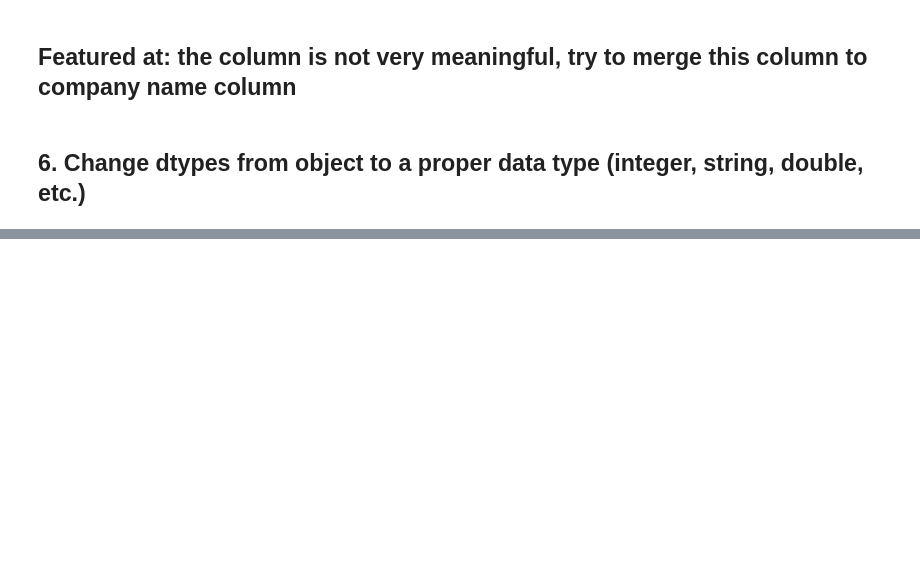
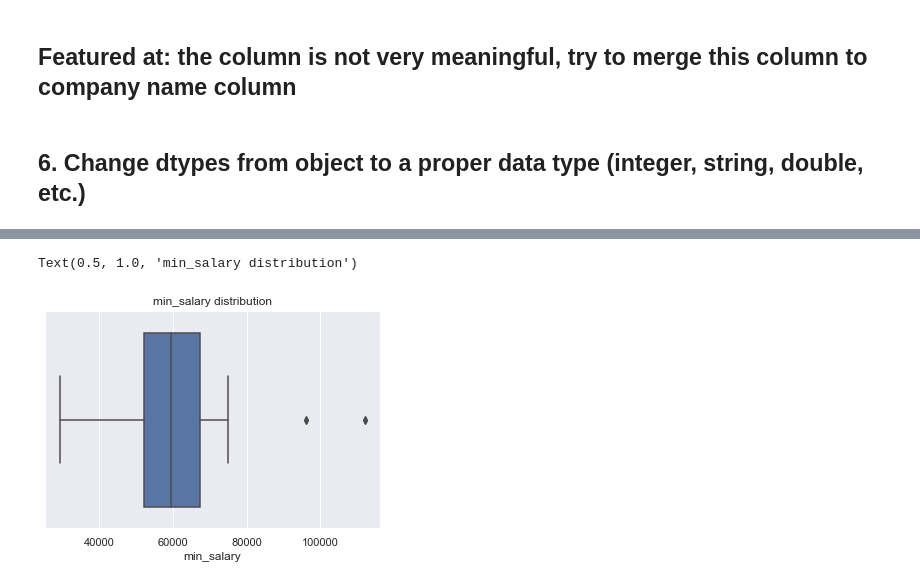
Before and after one commit to zyzisastudyreallyhardguy/dataanalysistask, a Jupyter notebook: jupyter notebook/dataanalysis.ipynb, the cells around one changed output, grey strips where cells are left out. Saved outputs shown, nothing was run; the diff lists cells and outputs as text; code cells hidden in the pictures; blank space fills up the shorter version.

```diff
--- a/jupyter notebook/dataanalysis.ipynb
+++ b/jupyter notebook/dataanalysis.ipynb
@@ -508,0 +572,7 @@ df_admin
+# %%
+#seaborn
+sns.boxplot(df_admin['min_salary'])
+plt.title('min_salary distribution')
+# %% [output]
+Text(0.5, 1.0, 'min_salary distribution')
+[figure, added]
```
Also changed, not shown: parts of 34 cells of this notebook.
